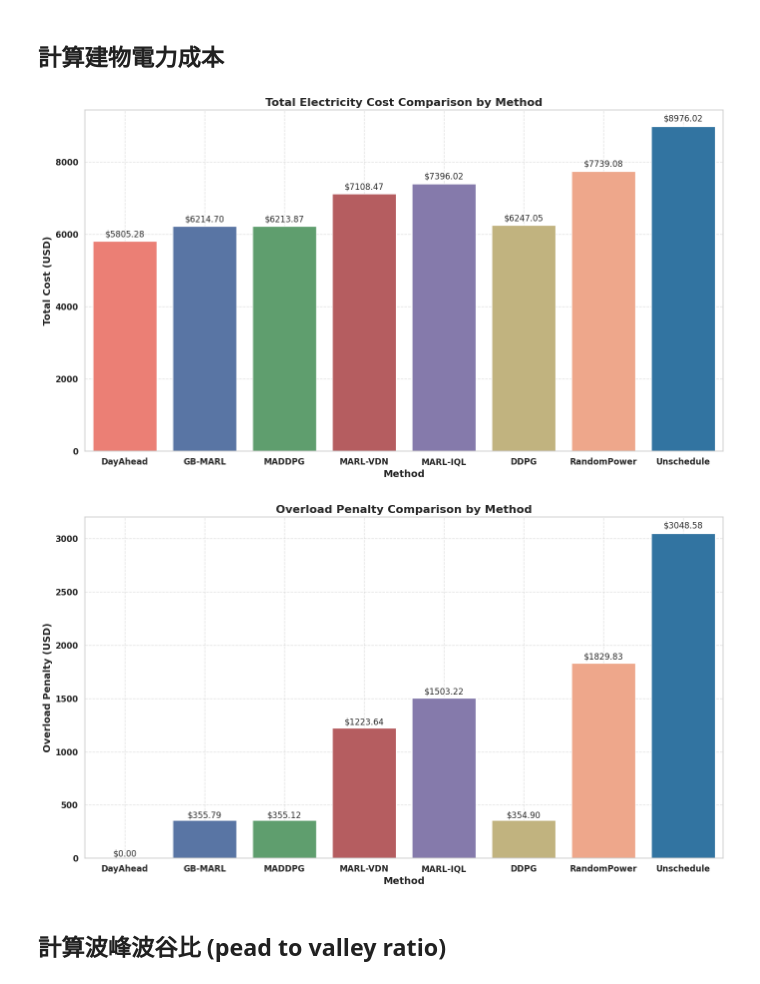
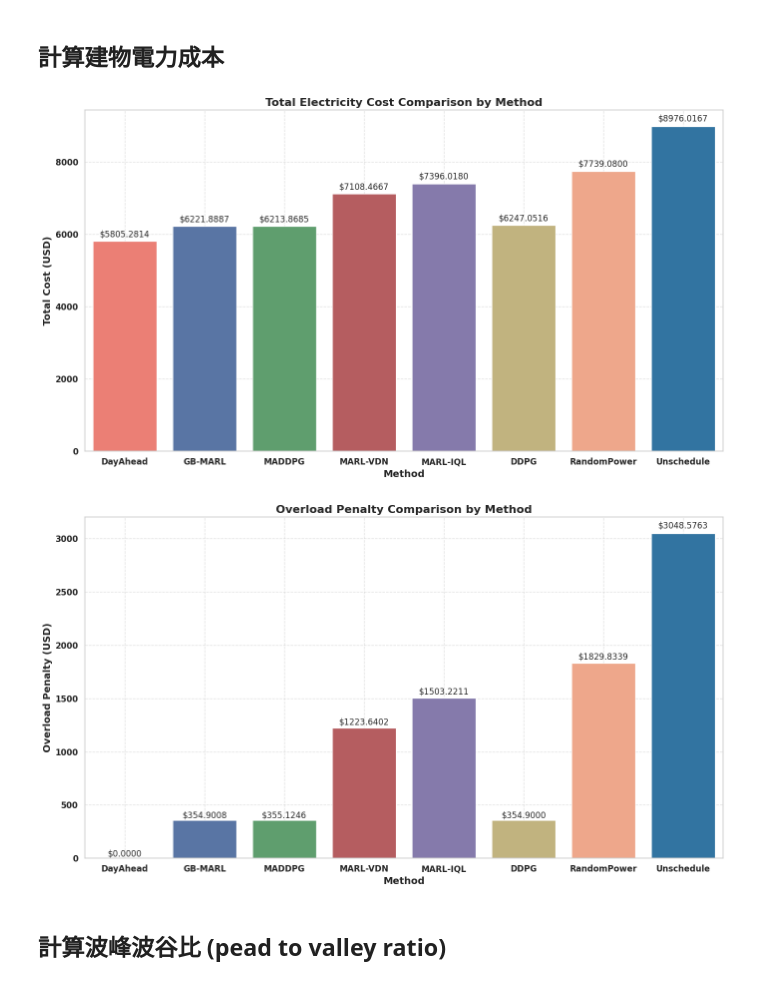
Before and after one commit to carlwang49/MY_WORK, a Jupyter notebook: Evaluation.ipynb, the cells around one changed output. Cells and saved outputs as stored; diff of their text form; code cells hidden in the pictures.

```diff
--- a/Evaluation.ipynb
+++ b/Evaluation.ipynb
@@ -159,7 +159,7 @@ charging_file = '/charging_records.csv'
 
 
 DayAhead_dir = './Result/DayAheadSchedule_09-01_09-30_num10/1'
-GB_MARL_dir = './Result/GB-MARL-v2_alpha0.5_beta0.1_num10/3'
+GB_MARL_dir = './Result/A100/GB_MARL-v2_alpha0.7_beta0.1_num10/1'
 MADDPG_dir = './Result/MADDPG_07-01_09-01_10/1'
 VDN_dir = './Result/VDN-MARL_alpha0.5_beta0.5_num10/1'
 IQL_dir = './Result/IQL-MARL_07-01_09-01_10/1'
@@ -223,7 +223,7 @@ ax.grid(True, linestyle='--', alpha=0.6)
 for bar, yval in zip(bars.patches, total_costs):
     height = bar.get_height()
     ax.text(bar.get_x() + bar.get_width()/2, height + 0.01 * height,
-            f'${height:.2f}', ha='center', va='bottom', fontsize=12)
+            f'${height:.4f}', ha='center', va='bottom', fontsize=12)
 
 plt.xticks(fontsize=12, fontweight='bold')
 plt.yticks(fontsize=12, fontweight='bold')
@@ -242,36 +242,36 @@ ax.set_title('Overload Penalty Comparison by Method', fontsize=16, fontweight='b
 ax.grid(True, linestyle='--', alpha=0.6)
 
 # display overload penalty on top of each bar
 for bar, yval in zip(bars.patches, overload_penalties):
     height = bar.get_height()
-    ax.text(bar.get_x() + bar.get_width()/2, height + 0.01 * height, f'${height:.2f}', ha='center', va='bottom', fontsize=12)
+    ax.text(bar.get_x() + bar.get_width()/2, height + 0.01 * height, f'${height:.4f}', ha='center', va='bottom', fontsize=12)
 
 plt.xticks(fontsize=12, fontweight='bold')
 plt.yticks(fontsize=12, fontweight='bold')
 plt.tight_layout()
 plt.show()
 
 
 # fig, ax = plt.subplots(figsize=(14, 8))
 # bars = sns.barplot(x=method_names, y=current_tariffs, palette=colors, ax=ax)
 
 # ax.set_xlabel('Method', fontsize=14, fontweight='bold')
 # ax.set_ylabel('Current Tariff (USD)', fontsize=14, fontweight='bold')
 # ax.set_title('Current Tariff Comparison by Method', fontsize=16, fontweight='bold')
 # ax.grid(True, linestyle='--', alpha=0.6)
 
 # for bar, yval in zip(bars.patches, current_tariffs):
 #     height = bar.get_height()
 #     ax.text(bar.get_x() + bar.get_width()/2, height + 0.01 * height, f'${height:.2f}', ha='center', va='bottom', fontsize=12)
 
 # plt.xticks(fontsize=12, fontweight='bold')
 # plt.yticks(fontsize=12, fontweight='bold')
 # plt.tight_layout()
 
 # plt.show()
 # %% [output]
-[figure, old version]
+[figure, new version]
-[figure, old version]
+[figure, new version]
 # %% [markdown]
 ## 計算波峰波谷比 (pead to valley ratio)
 # %%
```
Also changed, not shown: parts of 4 cells of this notebook, 4 other files.
